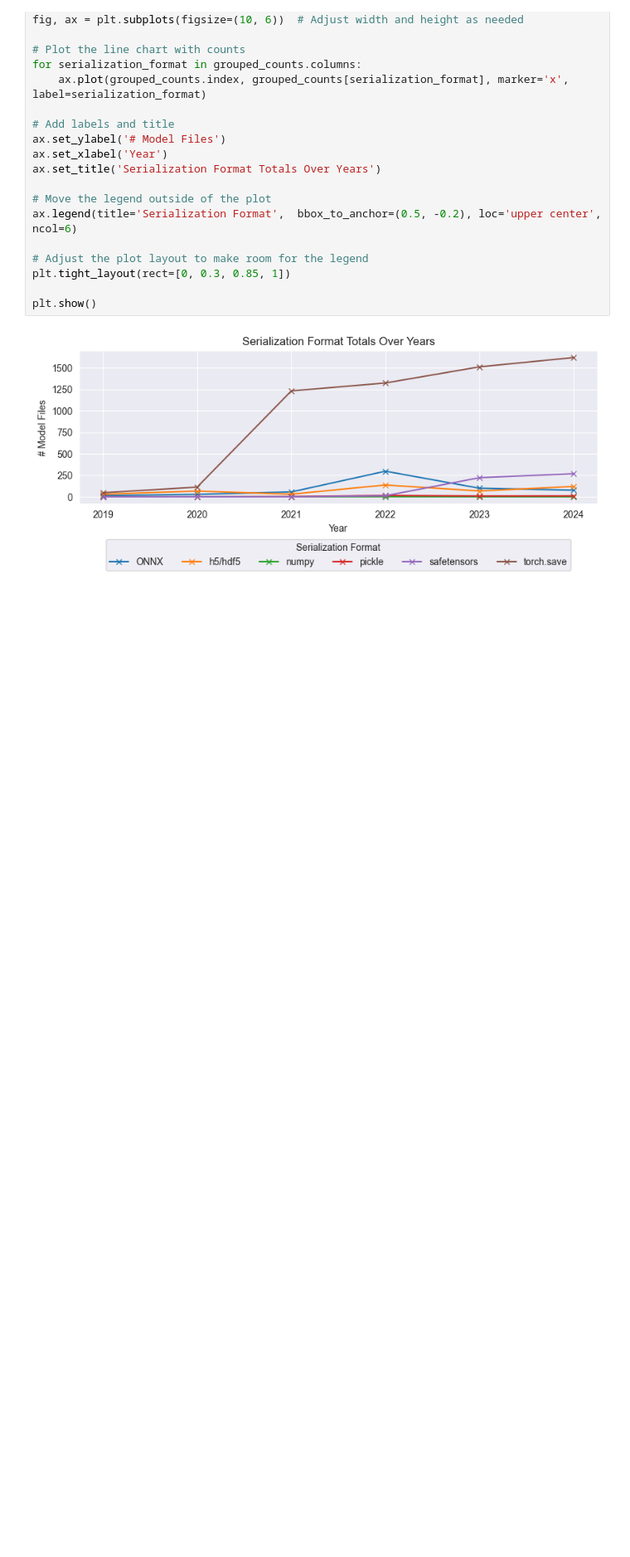
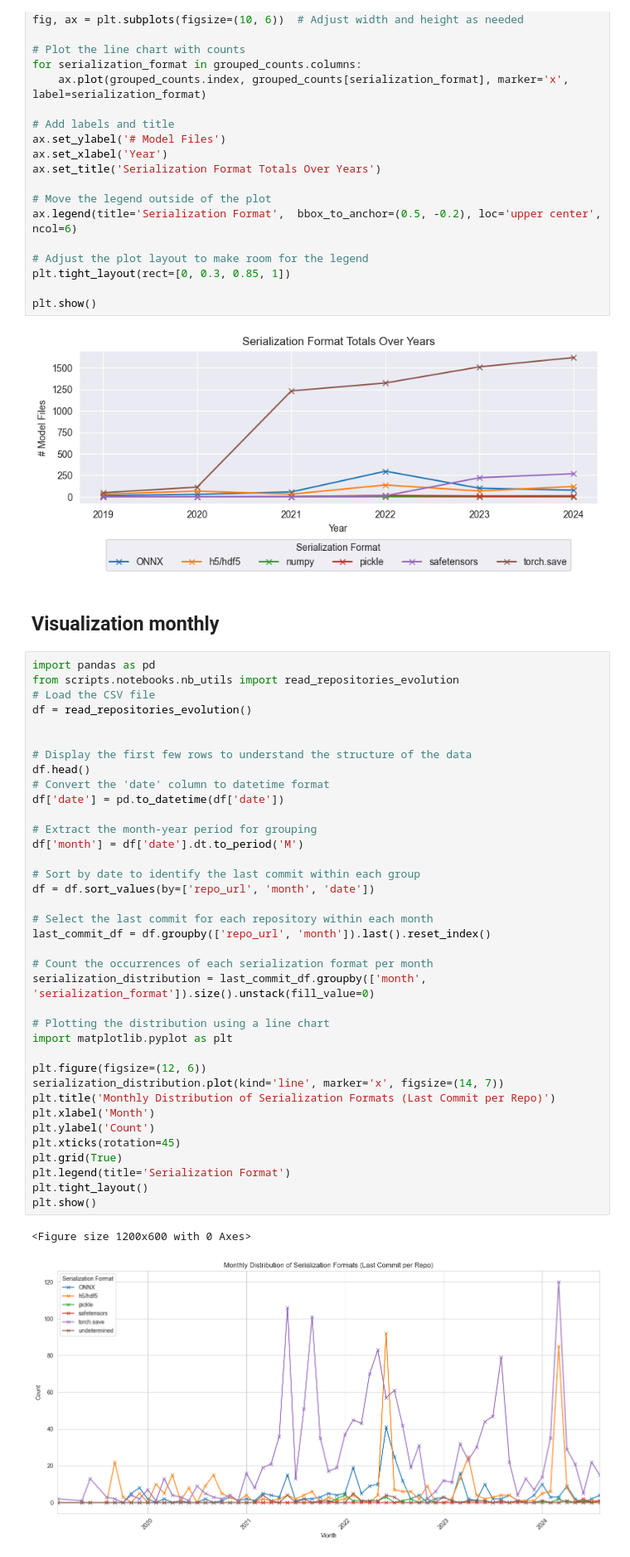
Before and after one commit to s2e-lab/model-evolution, a Jupyter notebook: scripts/notebooks/rq2_analysis.ipynb, the cells around one changed output. Shown at 83% size. Saved outputs shown, nothing was run; the diff lists cells and outputs as text; blank space fills up the shorter version.

```diff
--- a/scripts/notebooks/rq2_analysis.ipynb
+++ b/scripts/notebooks/rq2_analysis.ipynb
@@ -131,3 +131,45 @@ plt.tight_layout(rect=[0, 0.3, 0.85, 1])
 plt.show()
 # %% [output]
 [figure]
+# %% [markdown]
+## Visualization monthly
+# %%
+import pandas as pd
+from scripts.notebooks.nb_utils import read_repositories_evolution
+# Load the CSV file
+df = read_repositories_evolution()
+
+
+# Display the first few rows to understand the structure of the data
+df.head()
+# Convert the 'date' column to datetime format
+df['date'] = pd.to_datetime(df['date'])
+
+# Extract the month-year period for grouping
+df['month'] = df['date'].dt.to_period('M')
+
+# Sort by date to identify the last commit within each group
+df = df.sort_values(by=['repo_url', 'month', 'date'])
+
+# Select the last commit for each repository within each month
+last_commit_df = df.groupby(['repo_url', 'month']).last().reset_index()
+
+# Count the occurrences of each serialization format per month
+serialization_distribution = last_commit_df.groupby(['month', 'serialization_format']).size().unstack(fill_value=0)
+
+# Plotting the distribution using a line chart
+import matplotlib.pyplot as plt
+
+plt.figure(figsize=(12, 6))
+serialization_distribution.plot(kind='line', marker='x', figsize=(14, 7))
+plt.title('Monthly Distribution of Serialization Formats (Last Commit per Repo)')
+plt.xlabel('Month')
+plt.ylabel('Count')
+plt.xticks(rotation=45)
+plt.grid(True)
+plt.legend(title='Serialization Format')
+plt.tight_layout()
+plt.show()
+# %% [output]
+<Figure size 1200x600 with 0 Axes>
+[figure, added]
```
Also changed, not shown: parts of 1 cell of this notebook, 10 other files.
